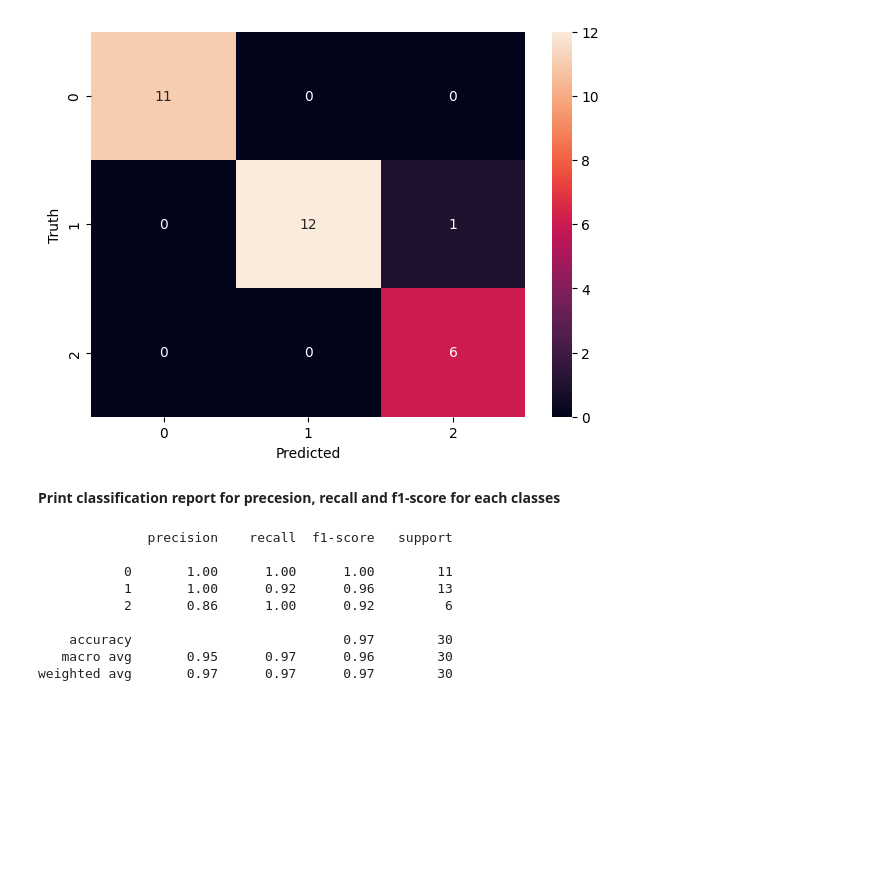
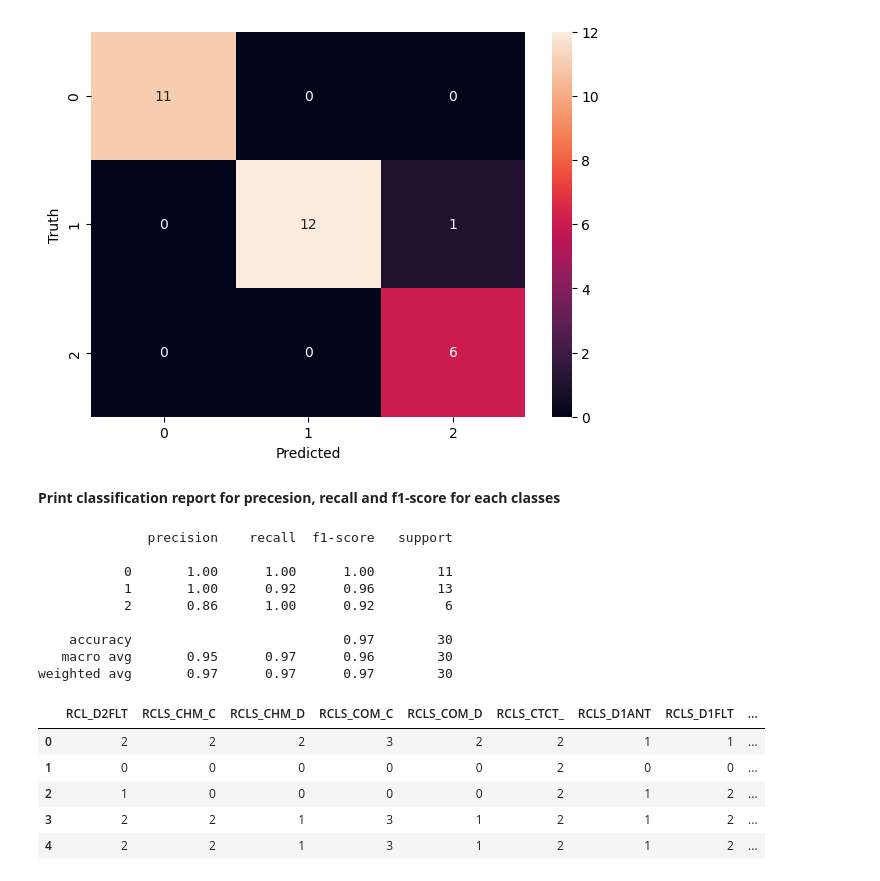
Before and after one commit to foobar41/Machine-Learning-assign, a Jupyter notebook: classification/Maximum_likelyhood.ipynb, the cells around one changed output. Drawn from its saved outputs; the diff is of its cells as text; code cells hidden in the pictures; blank space fills up the shorter version.

Commit message:
evaluated for new dataset

```diff
--- a/classification/Maximum_likelyhood.ipynb
+++ b/classification/Maximum_likelyhood.ipynb
@@ -247,3 +247,15 @@ print(classification_report(y_test, y_pred))
     accuracy                           0.97        30
    macro avg       0.95      0.97      0.96        30
 weighted avg       0.97      0.97      0.97        30
+# %%
+# read the csv file into a pandas dataframe
+df = pd.read_csv('trainingTestingDataset.csv')
+df.drop(['FID','RCLS_GEOL'],axis='columns',inplace=True)
+df.head()
+# %% [output]
+|  | RCL_D2FLT | RCLS_CHM_C | RCLS_CHM_D | RCLS_COM_C | RCLS_COM_D | RCLS_CTCT_ | RCLS_D1ANT | RCLS_D1FLT | ... |
+| 0 | 2 | 2 | 2 | 3 | 2 | 2 | 1 | 1 | ... |
+| 1 | 0 | 0 | 0 | 0 | 0 | 2 | 0 | 0 | ... |
+| 2 | 1 | 0 | 0 | 0 | 0 | 2 | 1 | 2 | ... |
+| 3 | 2 | 2 | 1 | 3 | 1 | 2 | 1 | 2 | ... |
+| 4 | 2 | 2 | 1 | 3 | 1 | 2 | 1 | 2 | ... |
```
Also changed, not shown: parts of 9 cells of this notebook, 15 other files.
